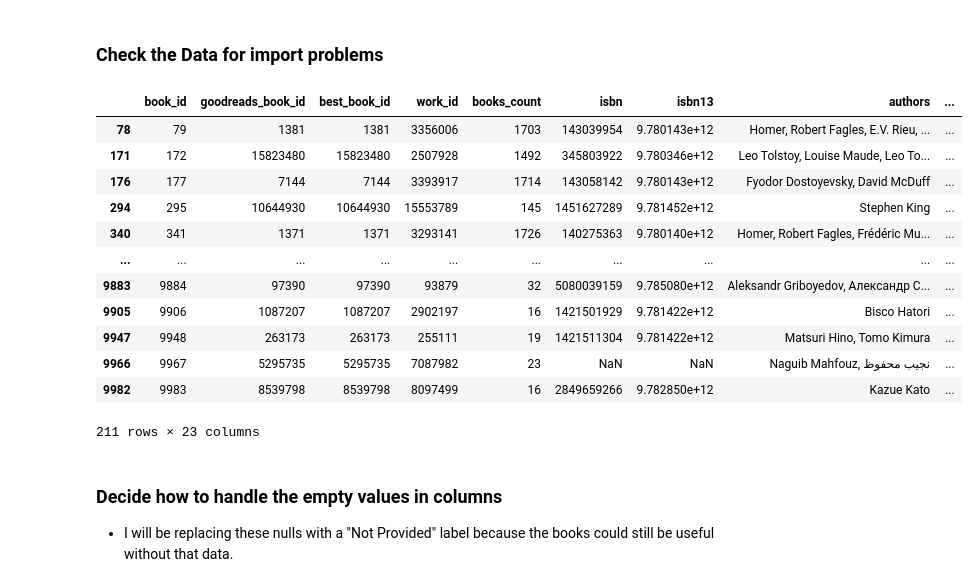
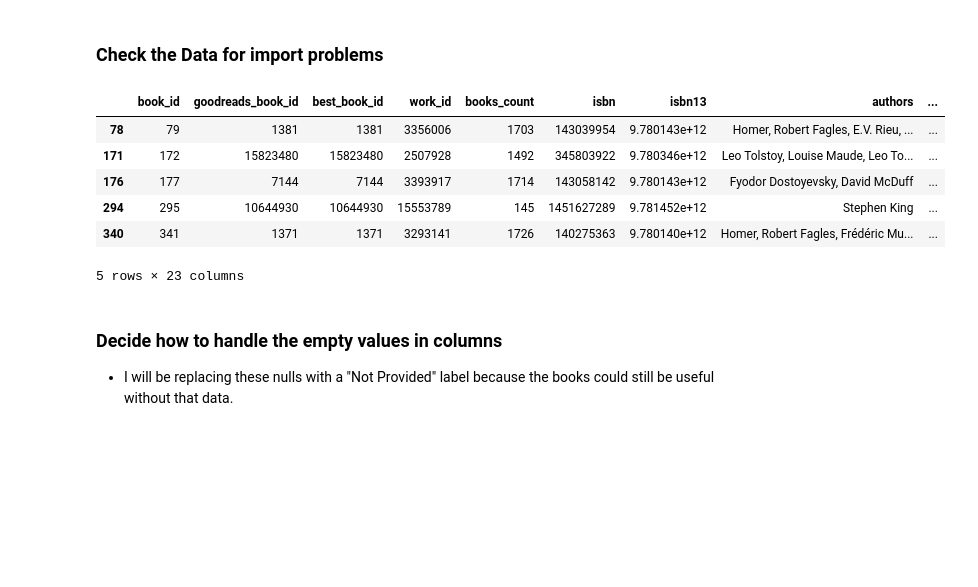
Before and after one commit to jedc4xer/pandas_exercises, a Jupyter notebook: good_books_exercise.ipynb, the cells around one changed output. Drawn from its saved outputs; the diff is of its cells as text; code cells hidden in the pictures; blank space fills up the shorter version.

Commit message:
Mostly working good books

```diff
--- a/good_books_exercise.ipynb
+++ b/good_books_exercise.ipynb
@@ -11,28 +11,22 @@ book_df = pd.read_csv(path)
 # %%
 import string
 
 # Here I am making sure that there are no null values in the column I will be checking
 book_df['original_title'] = book_df.original_title.fillna('No Title')
 
 # Here I am checking to see if a title has characters that are not in the english alphabet
 # I am checking the string with a regex expression for the check
-book_df[(~book_df.original_title.str.contains("|".join(string.ascii_letters)))]
+book_df[(~book_df.original_title.str.contains("|".join(string.ascii_letters)))].head()
 
 # Based on the result of this check, I don't need to do anything special on data import
 # %% [output]
 |  | book_id | goodreads_book_id | best_book_id | work_id | books_count | isbn | isbn13 | authors | ... |
 | 78 | 79 | 1381 | 1381 | 3356006 | 1703 | 143039954 | 9.780143e+12 | Homer, Robert Fagles, E.V. Rieu, ... | ... |
 | 171 | 172 | 15823480 | 15823480 | 2507928 | 1492 | 345803922 | 9.780346e+12 | Leo Tolstoy, Louise Maude, Leo To... | ... |
 | 176 | 177 | 7144 | 7144 | 3393917 | 1714 | 143058142 | 9.780143e+12 | Fyodor Dostoyevsky, David McDuff | ... |
 | 294 | 295 | 10644930 | 10644930 | 15553789 | 145 | 1451627289 | 9.781452e+12 | Stephen King | ... |
 | 340 | 341 | 1371 | 1371 | 3293141 | 1726 | 140275363 | 9.780140e+12 | Homer, Robert Fagles, Frédéric Mu... | ... |
-| ... | ... | ... | ... | ... | ... | ... | ... | ... | ... |
-| 9883 | 9884 | 97390 | 97390 | 93879 | 32 | 5080039159 | 9.785080e+12 | Aleksandr Griboyedov, Александр С... | ... |
-| 9905 | 9906 | 1087207 | 1087207 | 2902197 | 16 | 1421501929 | 9.781422e+12 | Bisco Hatori | ... |
-| 9947 | 9948 | 263173 | 263173 | 255111 | 19 | 1421511304 | 9.781422e+12 | Matsuri Hino, Tomo Kimura | ... |
-| 9966 | 9967 | 5295735 | 5295735 | 7087982 | 23 | NaN | NaN | Naguib Mahfouz, نجيب محفوظ | ... |
-| 9982 | 9983 | 8539798 | 8539798 | 8097499 | 16 | 2849659266 | 9.782850e+12 | Kazue Kato | ... |
-211 rows × 23 columns
+5 rows × 23 columns
 # %% [markdown]
 ### Decide how to handle the empty values in columns
  - I will be replacing these nulls with a "Not Provided" label because the books could still be useful without that data.
```
Also changed, not shown: parts of 8 cells of this notebook, 1 other file.
